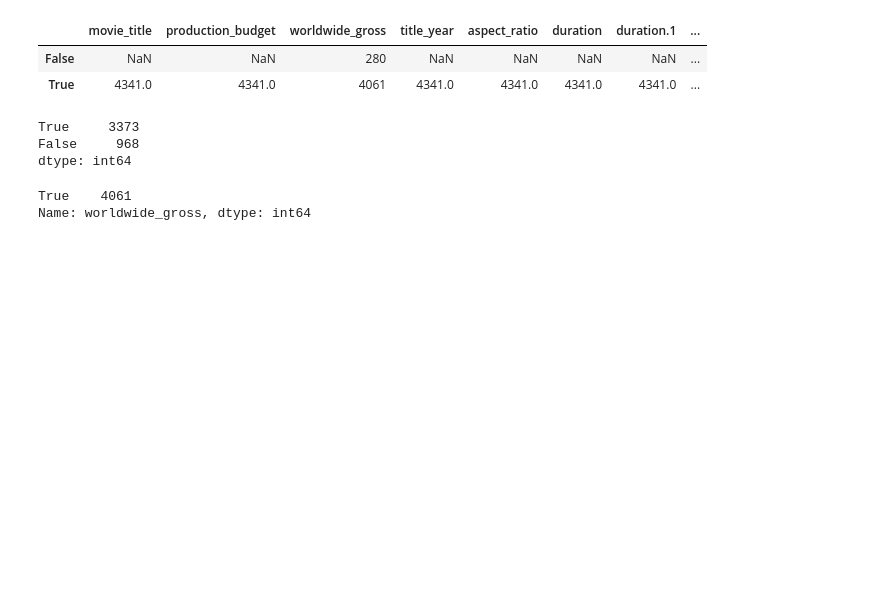
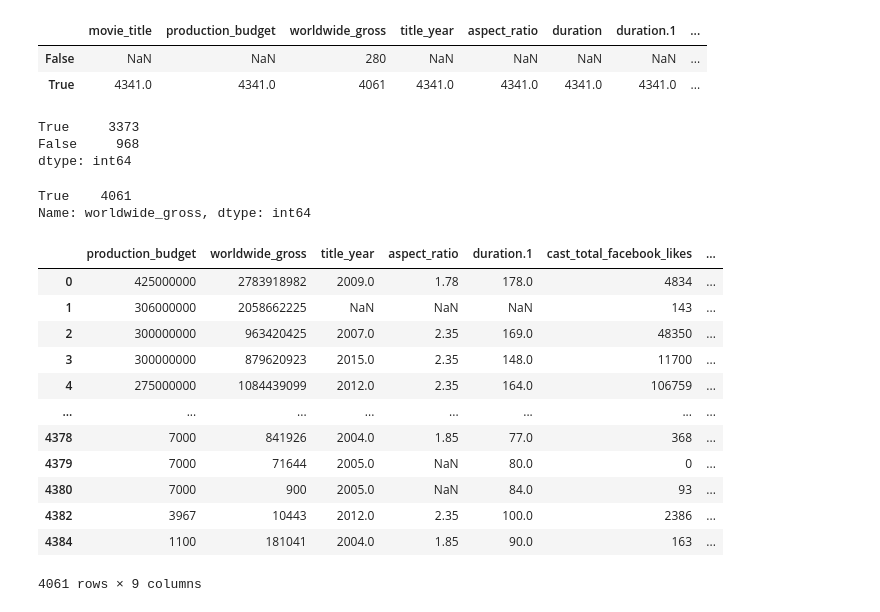
Before and after one commit to Minombreesana/IMDB-project, a Jupyter notebook: IMDB_project/IMDB_project.ipynb, the cells around one changed output. Cells and saved outputs as stored; diff of their text form; code cells hidden in the pictures; blank space fills up the shorter version.

```diff
--- a/IMDB_project/IMDB_project.ipynb
+++ b/IMDB_project/IMDB_project.ipynb
@@ -230,0 +233,16 @@ Name: worldwide_gross, dtype: int64
+# %%
+movies_v3
+# %% [output]
+|  | production_budget | worldwide_gross | title_year | aspect_ratio | duration.1 | cast_total_facebook_likes | ... |
+| 0 | 425000000 | 2783918982 | 2009.0 | 1.78 | 178.0 | 4834 | ... |
+| 1 | 306000000 | 2058662225 | NaN | NaN | NaN | 143 | ... |
+| 2 | 300000000 | 963420425 | 2007.0 | 2.35 | 169.0 | 48350 | ... |
+| 3 | 300000000 | 879620923 | 2015.0 | 2.35 | 148.0 | 11700 | ... |
+| 4 | 275000000 | 1084439099 | 2012.0 | 2.35 | 164.0 | 106759 | ... |
+| ... | ... | ... | ... | ... | ... | ... | ... |
+| 4378 | 7000 | 841926 | 2004.0 | 1.85 | 77.0 | 368 | ... |
+| 4379 | 7000 | 71644 | 2005.0 | NaN | 80.0 | 0 | ... |
+| 4380 | 7000 | 900 | 2005.0 | NaN | 84.0 | 93 | ... |
+| 4382 | 3967 | 10443 | 2012.0 | 2.35 | 100.0 | 2386 | ... |
+| 4384 | 1100 | 181041 | 2004.0 | 1.85 | 90.0 | 163 | ... |
+4061 rows × 9 columns
```
Also changed, not shown: parts of 9 cells of this notebook.
